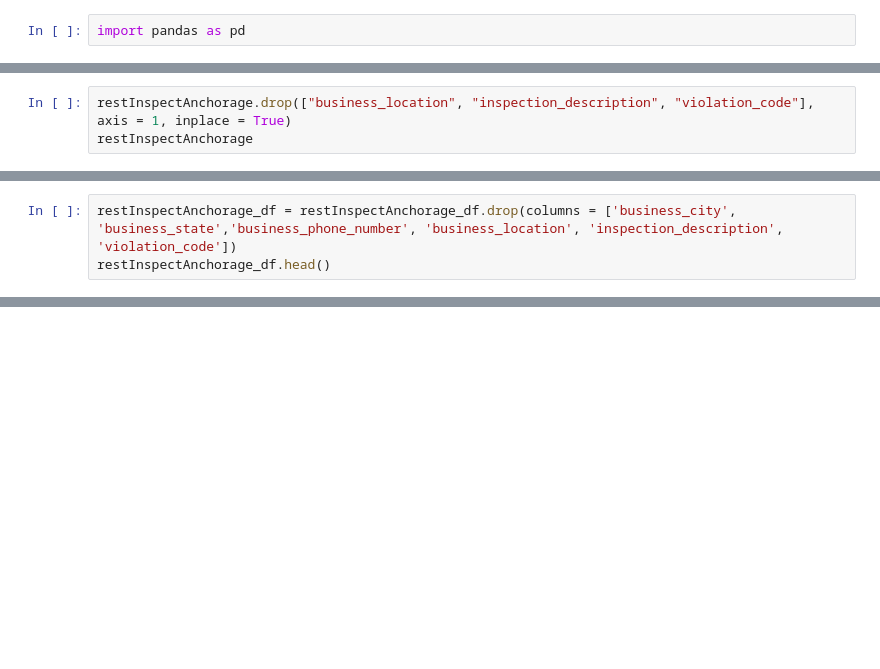
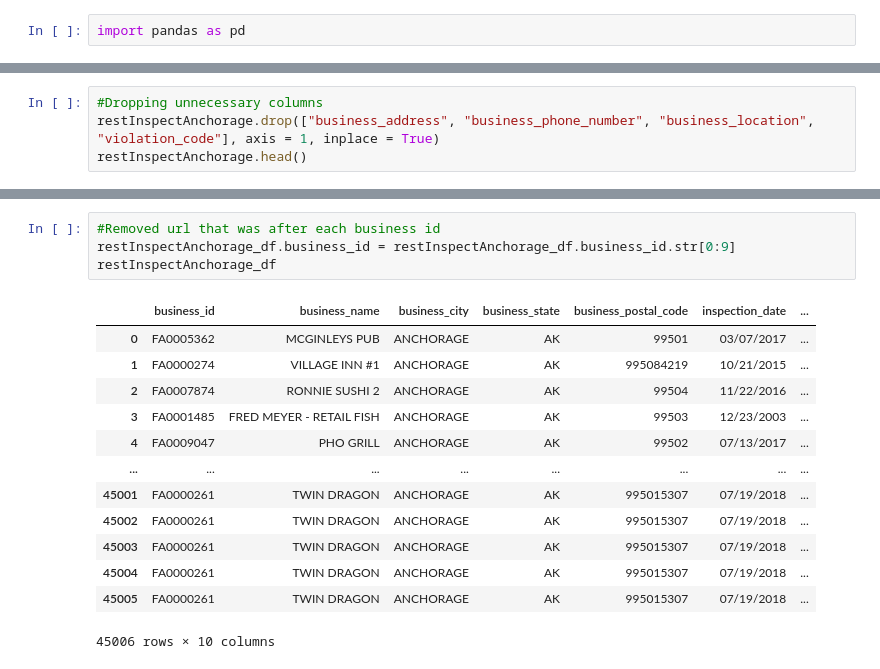
Before and after one commit to jrthompson25/Capstone-Project, a Jupyter notebook: Notebooks/capstone_restaurant_inspections_anchorage.ipynb, the cells around one changed output, grey strips where cells are left out. Saved outputs shown, nothing was run; the diff lists cells and outputs as text; blank space fills up the shorter version.

```diff
--- a/Notebooks/capstone_restaurant_inspections_anchorage.ipynb
+++ b/Notebooks/capstone_restaurant_inspections_anchorage.ipynb
@@ -6,3 +59,4 @@ restInspectAnchorage.info()
 # %%
-restInspectAnchorage.drop(["business_location", "inspection_description", "violation_code"], axis = 1, inplace = True)
-restInspectAnchorage
+#Dropping unnecessary columns
+restInspectAnchorage.drop(["business_address", "business_phone_number", "business_location", "violation_code"], axis = 1, inplace = True)
+restInspectAnchorage.head()
@@ -14,5 +102,2 @@ restInspectAnchorage.inspection_type.unique()
 restInspectAnchorage_df = pd.DataFrame(restInspectAnchorage)
-# %%
-restInspectAnchorage_df = restInspectAnchorage_df.drop(columns = ['business_city', 'business_state','business_phone_number', 'business_location', 'inspection_description', 'violation_code'])
-restInspectAnchorage_df.head()
 # %%
@@ -19,0 +124,18 @@ restInspectAnchorage_df.info()
+# %%
+#Removed url that was after each business id
+restInspectAnchorage_df.business_id = restInspectAnchorage_df.business_id.str[0:9]
+restInspectAnchorage_df
+# %% [output]
+|  | business_id | business_name | business_city | business_state | business_postal_code | inspection_date | ... |
+| 0 | FA0005362 | MCGINLEYS PUB | ANCHORAGE | AK | 99501 | 03/07/2017 | ... |
+| 1 | FA0000274 | VILLAGE INN #1 | ANCHORAGE | AK | 995084219 | 10/21/2015 | ... |
+| 2 | FA0007874 | RONNIE SUSHI 2 | ANCHORAGE | AK | 99504 | 11/22/2016 | ... |
+| 3 | FA0001485 | FRED MEYER - RETAIL FISH | ANCHORAGE | AK | 99503 | 12/23/2003 | ... |
+| 4 | FA0009047 | PHO GRILL | ANCHORAGE | AK | 99502 | 07/13/2017 | ... |
+| ... | ... | ... | ... | ... | ... | ... | ... |
+| 45001 | FA0000261 | TWIN DRAGON | ANCHORAGE | AK | 995015307 | 07/19/2018 | ... |
+| 45002 | FA0000261 | TWIN DRAGON | ANCHORAGE | AK | 995015307 | 07/19/2018 | ... |
+| 45003 | FA0000261 | TWIN DRAGON | ANCHORAGE | AK | 995015307 | 07/19/2018 | ... |
+| 45004 | FA0000261 | TWIN DRAGON | ANCHORAGE | AK | 995015307 | 07/19/2018 | ... |
+| 45005 | FA0000261 | TWIN DRAGON | ANCHORAGE | AK | 995015307 | 07/19/2018 | ... |
+45006 rows × 10 columns
```
Also changed, not shown: parts of 18 cells of this notebook.
